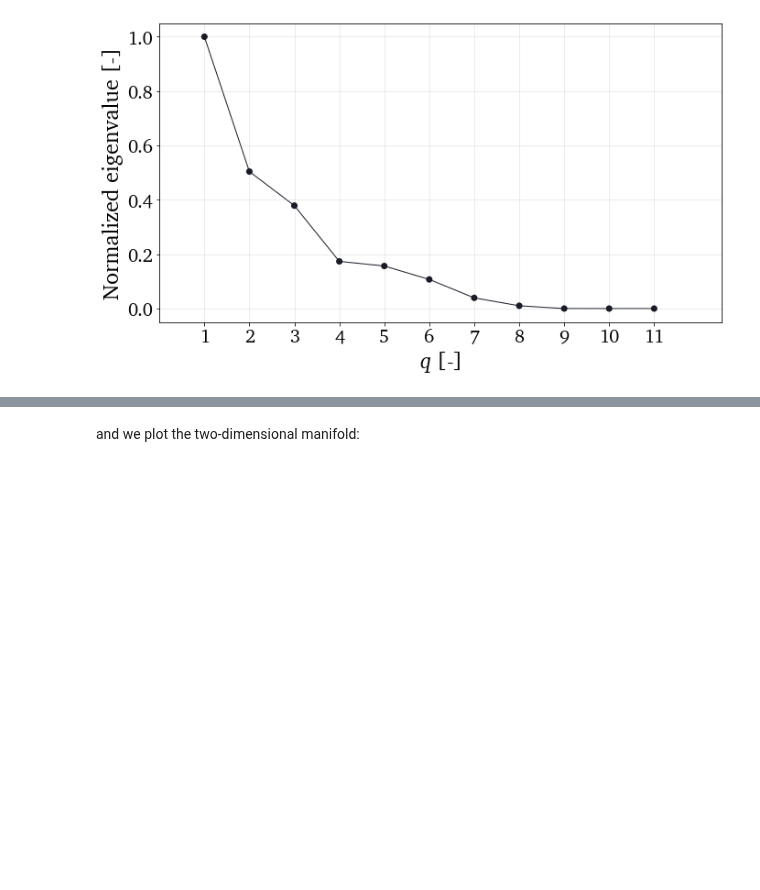
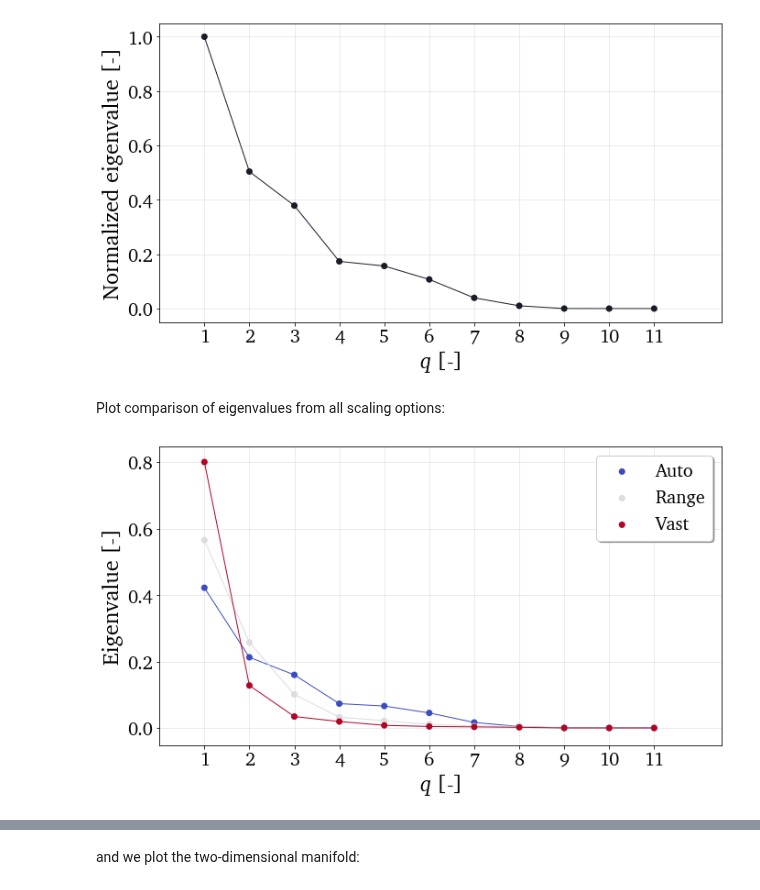
Before and after one commit to kamilazdybal/PCAfold, a Jupyter notebook: docs/tutorials/demo-pca.ipynb, the cells around one changed output, grey strips where cells are left out. Cells and saved outputs as stored; diff of their text form; code cells hidden in the pictures; blank space fills up the shorter version.

Commit message:
Added one more eigenvalue plotting function; updated documentation accordingly; tests are passing

```diff
--- a/docs/tutorials/demo-pca.ipynb
+++ b/docs/tutorials/demo-pca.ipynb
@@ -254,3 +259,9 @@ Plot normalized eigenvalue distribution:
 plt = reduction.plot_eigenvalue_distribution(pca_X_Auto.L, normalized=True, title=None, save_filename=None)
 # %% [output]
 [figure]
+# %% [markdown]
+Plot comparison of eigenvalues from all scaling options:
+# %%
+plt = reduction.plot_eigenvalue_distribution_comparison((pca_X_Auto.L, pca_X_Range.L, pca_X_Vast.L), legend_labels=['Auto', 'Range', 'Vast'], normalized=False, color_map='coolwarm', title=None, save_filename=None)
+# %% [output]
+[figure, added]
```
Also changed, not shown: parts of 10 cells of this notebook, 6 other files.
